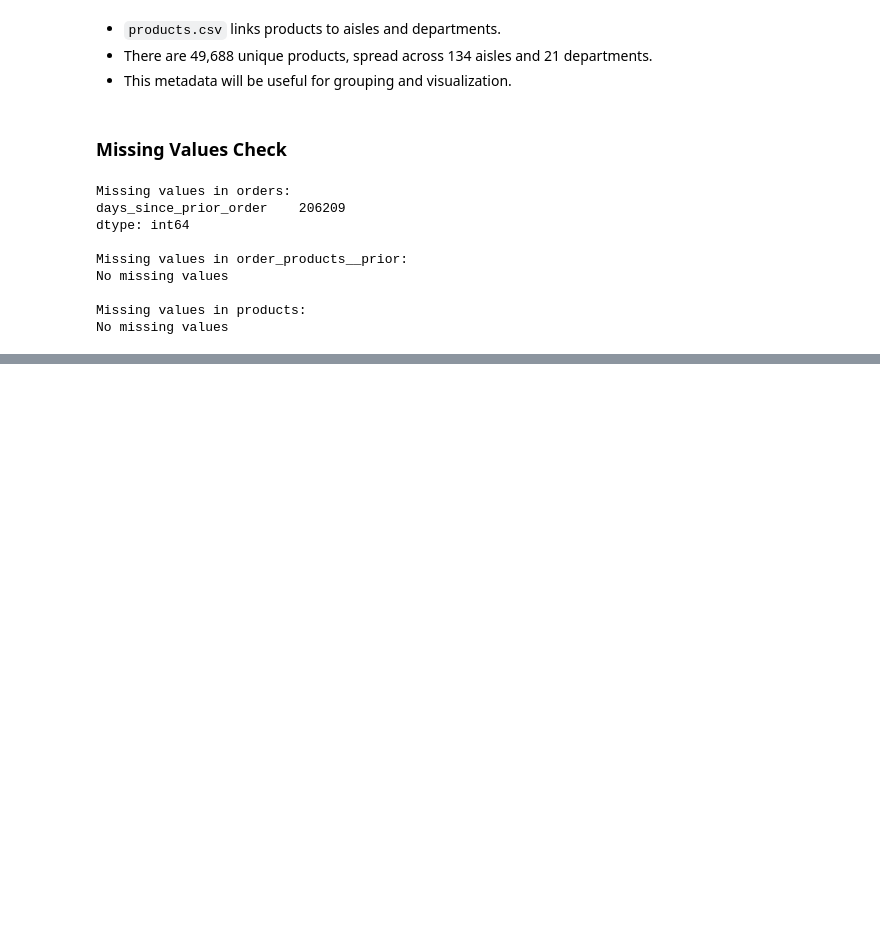
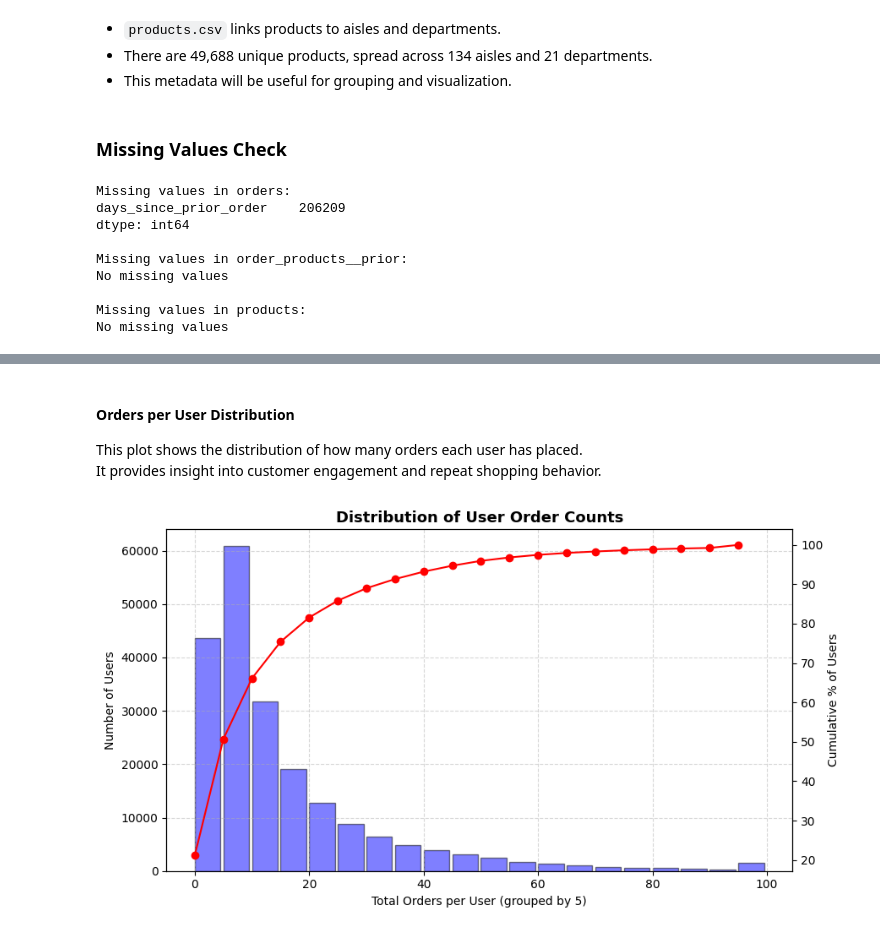
Before and after one commit to Prajwalparajuli/Instacart-product-recommendation, a Jupyter notebook: notebooks/01_eda_instacart.ipynb, the cells around one changed output, grey strips where cells are left out. Cells and saved outputs as stored; diff of their text form; code cells hidden in the pictures; blank space fills up the shorter version.

```diff
--- a/notebooks/01_eda_instacart.ipynb
+++ b/notebooks/01_eda_instacart.ipynb
@@ -182,0 +320,41 @@ No missing values
+# %% [markdown]
+#### Orders per User Distribution
+
+This plot shows the distribution of how many orders each user has placed.
+It provides insight into customer engagement and repeat shopping behavior.
+# %%
+# Count how many orders each user placed
+user_order_counts = (orders_prior.groupby("user_id")["order_number"]
+                     .max().reset_index(name = "total_orders"))
+
+# Create bins
+bins = np.arange(0, 105, 5)
+hist, edges = np.histogram(user_order_counts["total_orders"], bins = bins)
+
+# Cumulative percentage of total orders per user
+cumulative = np.cumsum(hist) / user_order_counts.shape[0] * 100
+
+fig, ax1 = plt.subplots(figsize = (9,5))
+plt.grid(axis='y', linestyle='--', alpha=0.5)
+plt.grid(axis='x', linestyle='--', alpha=0.5)
+
+# Plotting Histogram
+ax1.bar(edges[:-1], hist, width = 4.5, align="edge",
+        color="blue", edgecolor="black", alpha=0.5)
+ax1.set_xlabel("Total Orders per User (grouped by 5)", fontsize=10)
+ax1.set_ylabel("Number of Users", color="black")
+ax1.tick_params(axis="y", labelcolor="black")
+ax1.set_title("Distribution of User Order Counts", fontsize=13, weight="bold")
+
+# Secondary y-axis for cumulative %
+ax2 = ax1.twinx()
+ax2.plot(edges[:-1], cumulative, color="red", marker="o")
+ax2.set_ylabel("Cumulative % of Users", color="black")
+ax2.tick_params(axis="y", labelcolor="black")
+
+plt.tight_layout()
+fig_path = FIG_DIR / "EDA-04_orders_per_user_improved.png"
+plt.savefig(fig_path, dpi=150)
+plt.show()
+# %% [output]
+[figure, added]
```
Also changed, not shown: parts of 16 cells of this notebook.
